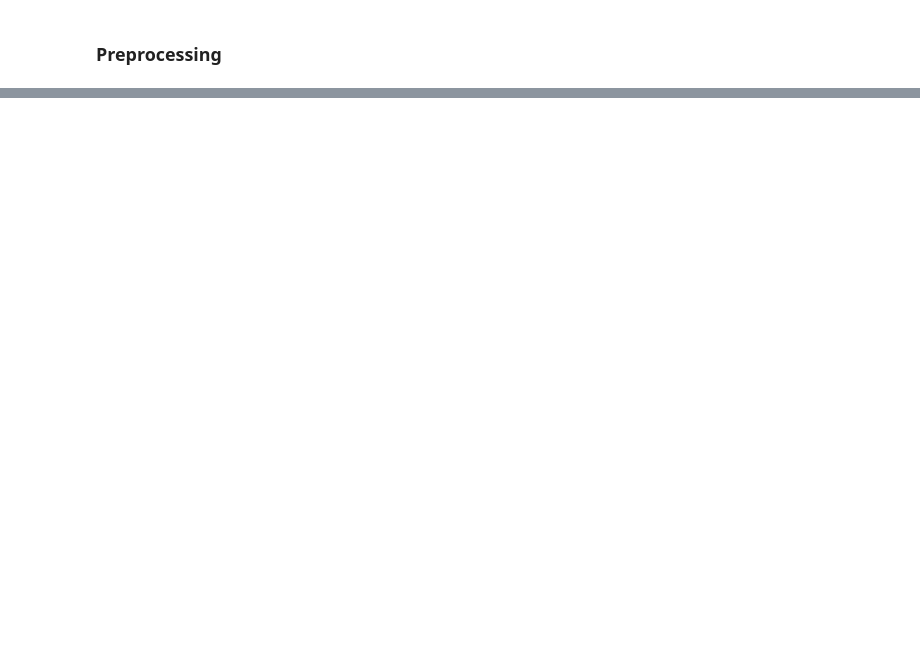
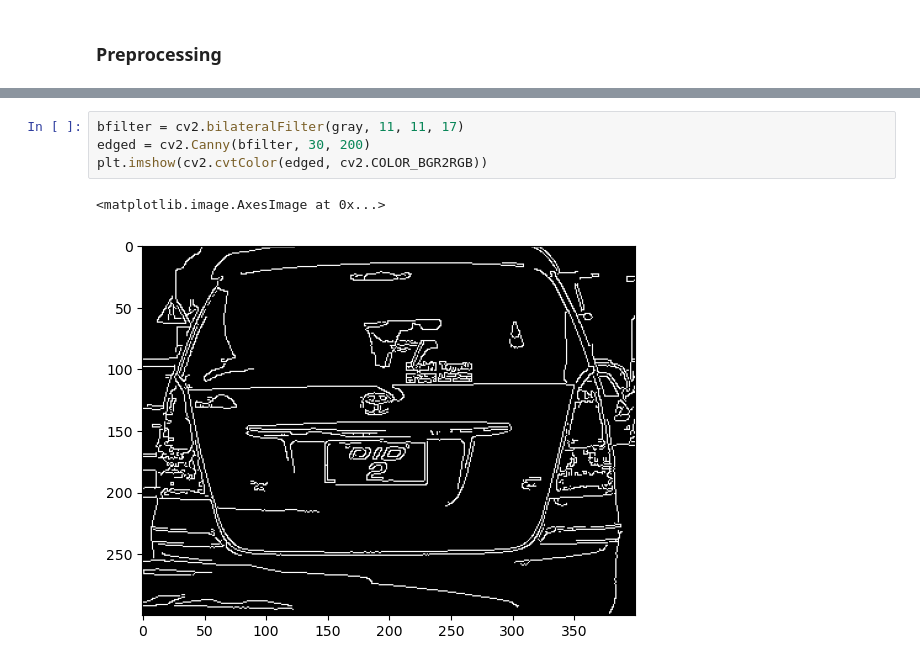
Before and after one commit to kreenatotala/CS4100_final_project, a Jupyter notebook: final_proj-2.ipynb, the cells around one changed output, grey strips where cells are left out. Drawn from its saved outputs; the diff is of its cells as text; blank space fills up the shorter version.

```diff
--- a/final_proj-2.ipynb
+++ b/final_proj-2.ipynb
@@ -136,0 +172,7 @@ SyntaxError: invalid syntax (511807831.py, line 1)
+# %%
+bfilter = cv2.bilateralFilter(gray, 11, 11, 17)
+edged = cv2.Canny(bfilter, 30, 200)
+plt.imshow(cv2.cvtColor(edged, cv2.COLOR_BGR2RGB))
+# %% [output]
+<matplotlib.image.AxesImage at 0x...>
+[figure, added]
```
Also changed, not shown: parts of 11 cells of this notebook.
